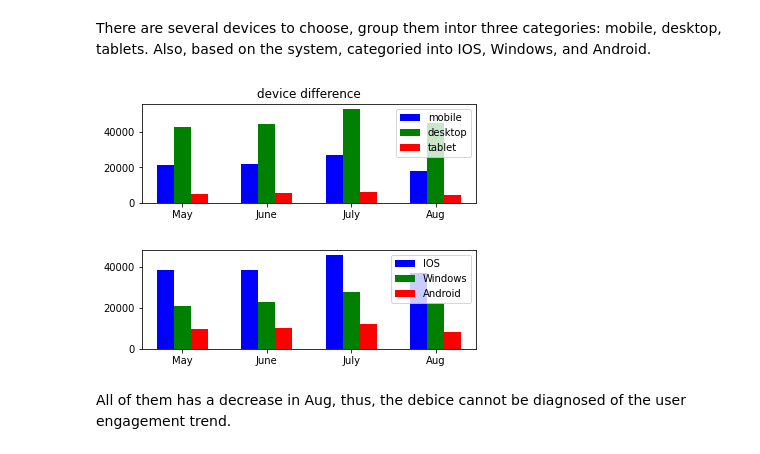
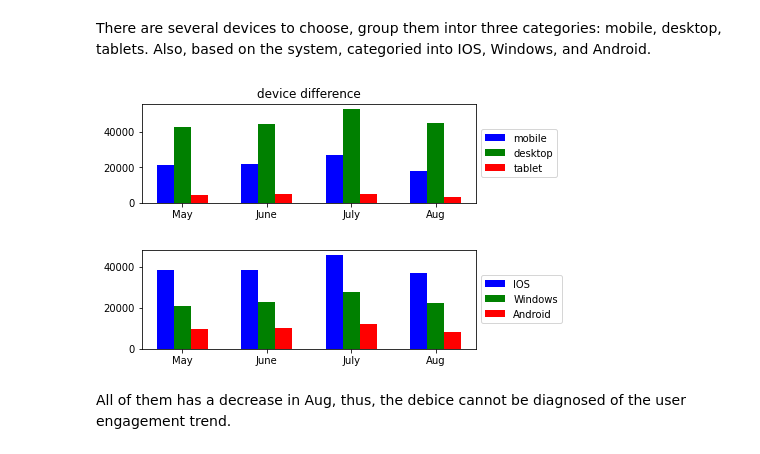
Before and after one commit to jyan83/Data_Challenges, a Jupyter notebook: Yammer/Yammer.ipynb, the cells around one changed output. Drawn from its saved outputs; the diff is of its cells as text; code cells hidden in the pictures.

```diff
--- a/Yammer/Yammer.ipynb
+++ b/Yammer/Yammer.ipynb
@@ -244,7 +281,7 @@ device.device.unique()
 
 phone = ['iphone 5', 'iphone 4s', 'iphone 5s', 'samsung galaxy s4', 'htc one', 'amazon fire phone', 'nokia lumia 635']
 desktop =['dell inspiron notebook', 'windows surface', 'macbook air', 'macbook pro', 'lenovo thinkpad', 'mac mini', 'hp pavilion desktop', 'dell inspiron desktop', 'acer aspire desktop']
-tablet = ['windows surface', 'samsumg galaxy tablet', 'ipad air', 'nexus 10']
+tablet = ['samsumg galaxy tablet', 'ipad air', 'nexus 10']
 
 IOS = ['iphone 5', 'iphone 4s', 'iphone 5s', 'macbook air', 'macbook pro', 'mac mini', 'ipad air']
 Windows = ['dell inspiron notebook', 'windows surface', 'lenovo thinkpad', 'hp pavilion desktop', 'dell inspiron desktop', 'acer aspire desktop', 'windows surface']
@@ -267,36 +304,36 @@ for i in range(4):
     elif i == 2:
         time_selected = time_selected_7
     elif i == 3:
         time_selected = time_selected_8
     phone_count.append(np.sum([x == time_selected['device'] for x in phone]))
     desktop_count.append(np.sum([x == time_selected['device'] for x in desktop]))
     tablet_count.append(np.sum([x == time_selected['device'] for x in tablet]))
     IOS_count.append(np.sum([x == time_selected['device'] for x in IOS]))
     Windows_count.append(np.sum([x == time_selected['device'] for x in Windows]))
     Android_count.append(np.sum([x == time_selected['device'] for x in Android]))
 
 # plot
 x = np.arange(4)
 ax = plt.subplot(211)
 plt.bar(x-0.2, phone_count, width=0.2, color='b', align='center')
 plt.bar(x, desktop_count, width=0.2, color='g', align='center')
 plt.bar(x+0.2, tablet_count, width=0.2, color='r', align='center')
 plt.xticks(x, ('May','June', 'July', 'Aug'))
 plt.xticks(rotation = 0)
 plt.title('device difference')
-plt.legend(('mobile', 'desktop', 'tablet'))
+plt.legend(('mobile', 'desktop', 'tablet'), loc='center left', bbox_to_anchor=(1.0, 0.5))
 plt.show()
 
 ax = plt.subplot(212)
 plt.bar(x-0.2, IOS_count, width=0.2, color='b', align='center')
 plt.bar(x, Windows_count, width=0.2, color='g', align='center')
 plt.bar(x+0.2, Android_count, width=0.2, color='r', align='center')
 plt.xticks(x, ('May','June', 'July', 'Aug'))
 plt.xticks(rotation = 0)
-plt.legend(('IOS', 'Windows', 'Android'))
+plt.legend(('IOS', 'Windows', 'Android'), loc='center left', bbox_to_anchor=(1.0, 0.5))
 plt.show()
 # %% [output]
-[figure, old version]
+[figure, new version]
-[figure, old version]
+[figure, new version]
 # %% [markdown]
 All of them has a decrease in Aug, thus, the debice cannot be diagnosed of the user engagement trend.
```
Also changed, not shown: parts of 6 cells of this notebook.
